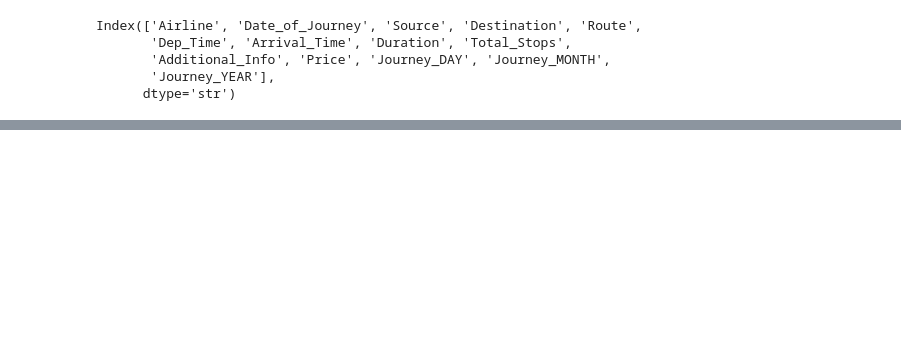
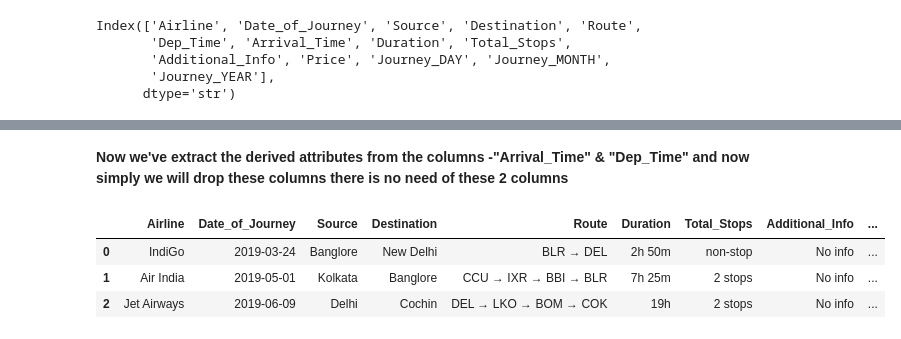
Before and after one commit to CyberWol-12/Airline-Fare-Prediction, a Jupyter notebook: flight_prediction.ipynb, the cells around one changed output, grey strips where cells are left out. Cells and saved outputs as stored; diff of their text form; code cells hidden in the pictures; blank space fills up the shorter version.

Commit message:
dropping the arrival and dep time from the dataframe

```diff
--- a/flight_prediction.ipynb
+++ b/flight_prediction.ipynb
@@ -421,3 +421,16 @@ extract_hrs_min(df,'Arrival_Time')
 | 2 | Jet Airways | 2019-06-09 | Delhi | Cochin | DEL → LKO → BOM → COK | 2026-09-19 09:25:00 | 2026-06-10 04:25:00 | 19h | ... |
 | 3 | IndiGo | 2019-05-12 | Kolkata | Banglore | CCU → NAG → BLR | 2026-09-19 18:05:00 | 2026-09-19 23:30:00 | 5h 25m | ... |
 | 4 | IndiGo | 2019-03-01 | Banglore | New Delhi | BLR → NAG → DEL | 2026-09-19 16:50:00 | 2026-09-19 21:35:00 | 4h 45m | ... |
+# %% [markdown]
+**Now we've extract the derived attributes from the columns -"Arrival_Time" & "Dep_Time" and now simply we will drop these columns there is no need of these 2 columns**
+# %%
+col_drop = ['Dep_Time','Arrival_Time']
+# %%
+df.drop(col_drop,axis=1,inplace=True) # (axis = 1) here 1 represent the columns, and (drop) is use to remove the specific colums/row which we particulary wants to remove..,(inplace = true) means change directly to the existing dataframe...
+# %%
+df.head(3)
+# %% [output]
+|  | Airline | Date_of_Journey | Source | Destination | Route | Duration | Total_Stops | Additional_Info | ... |
+| 0 | IndiGo | 2019-03-24 | Banglore | New Delhi | BLR → DEL | 2h 50m | non-stop | No info | ... |
+| 1 | Air India | 2019-05-01 | Kolkata | Banglore | CCU → IXR → BBI → BLR | 7h 25m | 2 stops | No info | ... |
+| 2 | Jet Airways | 2019-06-09 | Delhi | Cochin | DEL → LKO → BOM → COK | 19h | 2 stops | No info | ... |
```
Also changed, not shown: parts of 2 cells of this notebook.
